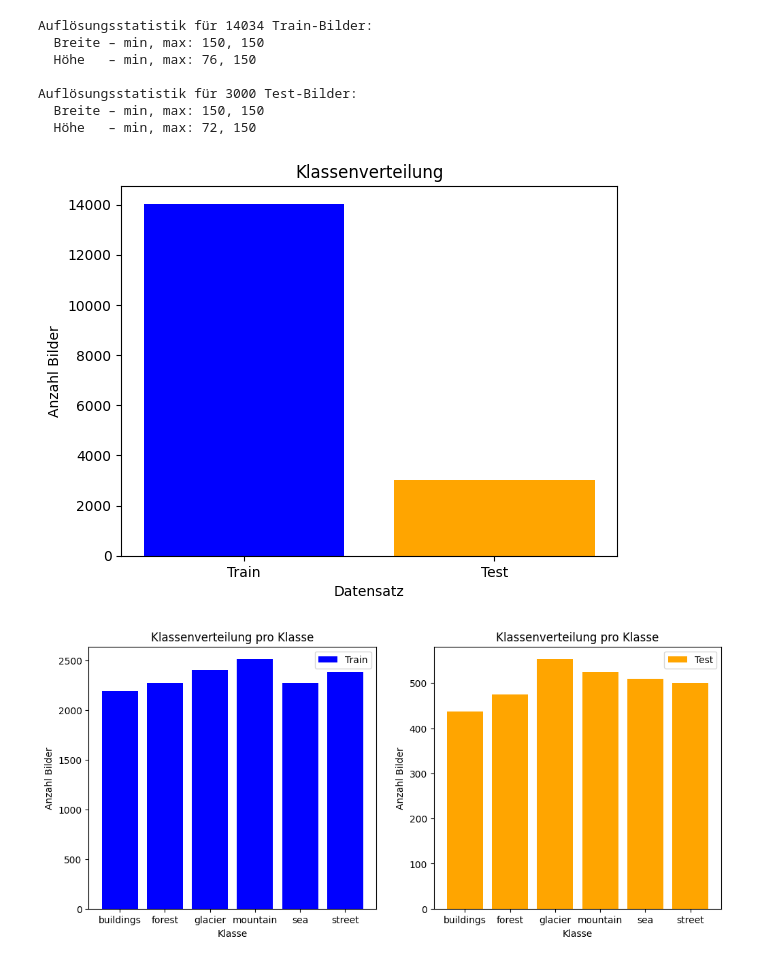
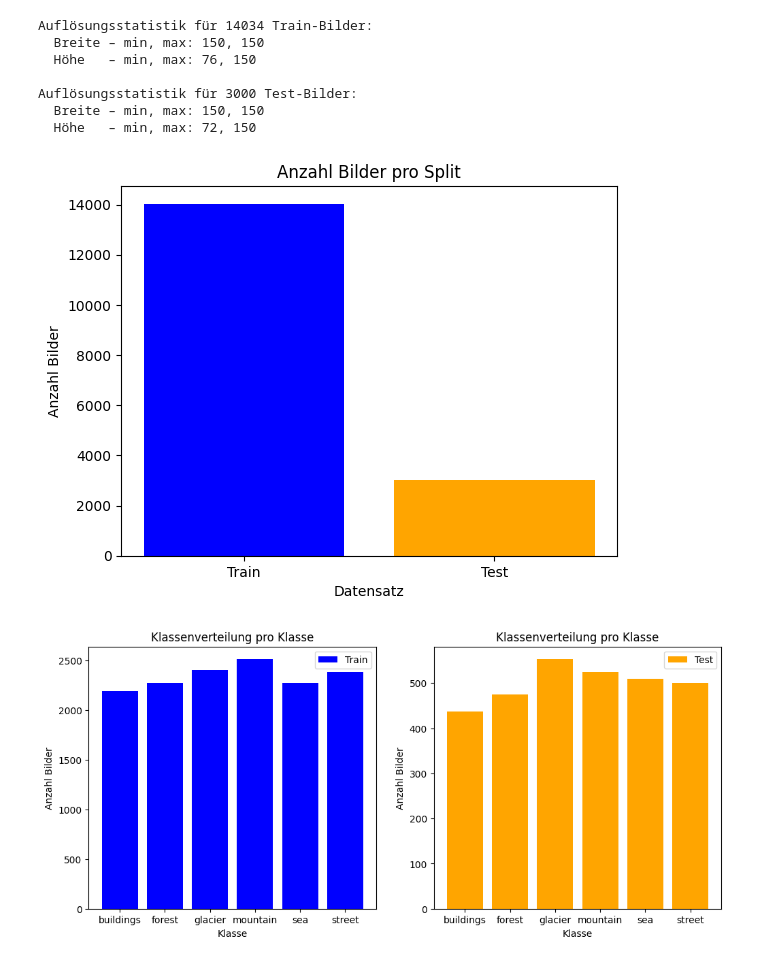
Before and after one commit to damiansze/DEL_FS26, a Jupyter notebook: DEL_MC.ipynb, the cells around one changed output. Saved outputs shown, nothing was run; the diff lists cells and outputs as text; code cells hidden in the pictures.

```diff
--- a/DEL_MC.ipynb
+++ b/DEL_MC.ipynb
@@ -112,11 +110,11 @@ Auflösungsstatistik für 3000 Test-Bilder:
 # %%
 plt.bar(['Train', 'Test'], [len(train_imgs), len(test_imgs)], color=['blue', 'orange'])
 plt.ylabel('Anzahl Bilder')
 plt.xlabel('Datensatz')
-plt.title('Klassenverteilung')
+plt.title('Anzahl Bilder pro Split')
 plt.show()
 # %% [output]
-[figure, old version]
+[figure, new version]
 # %%
 fig, axes = plt.subplots(1, 2, figsize=(12, 5))
 axes[0].bar(classes, train_counts.values(), label='Train', color='blue')
```
Also changed, not shown: parts of 26 cells of this notebook.
